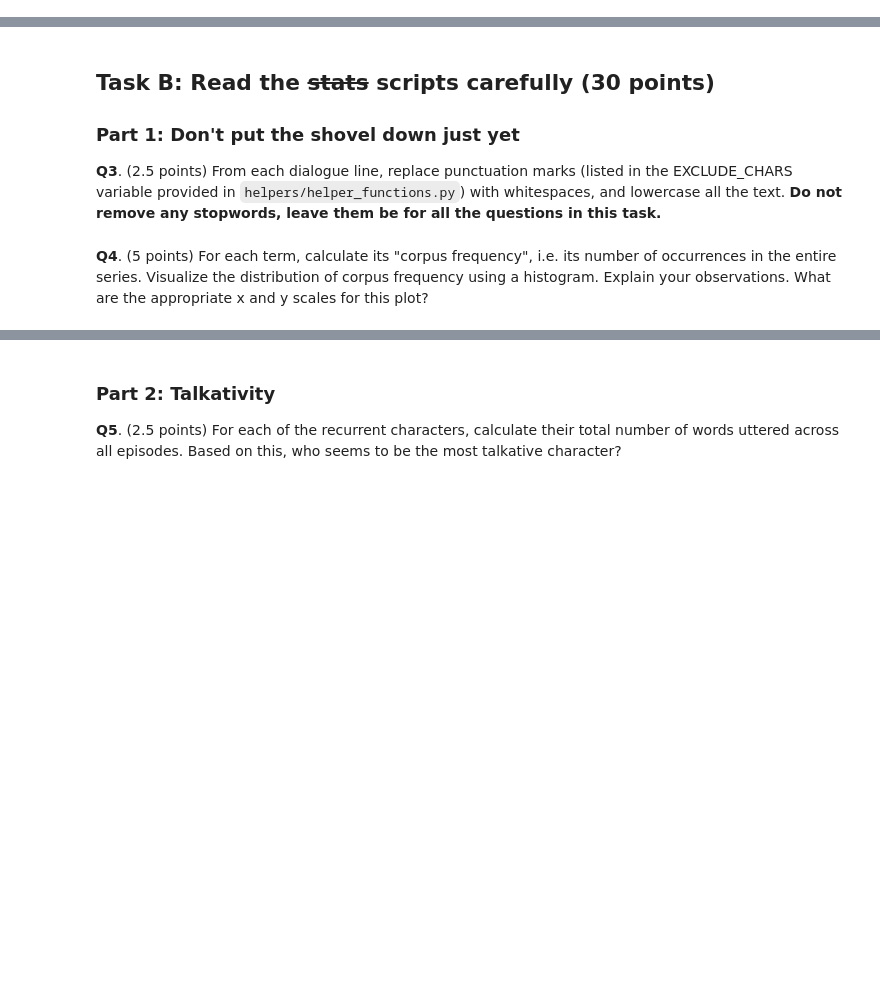
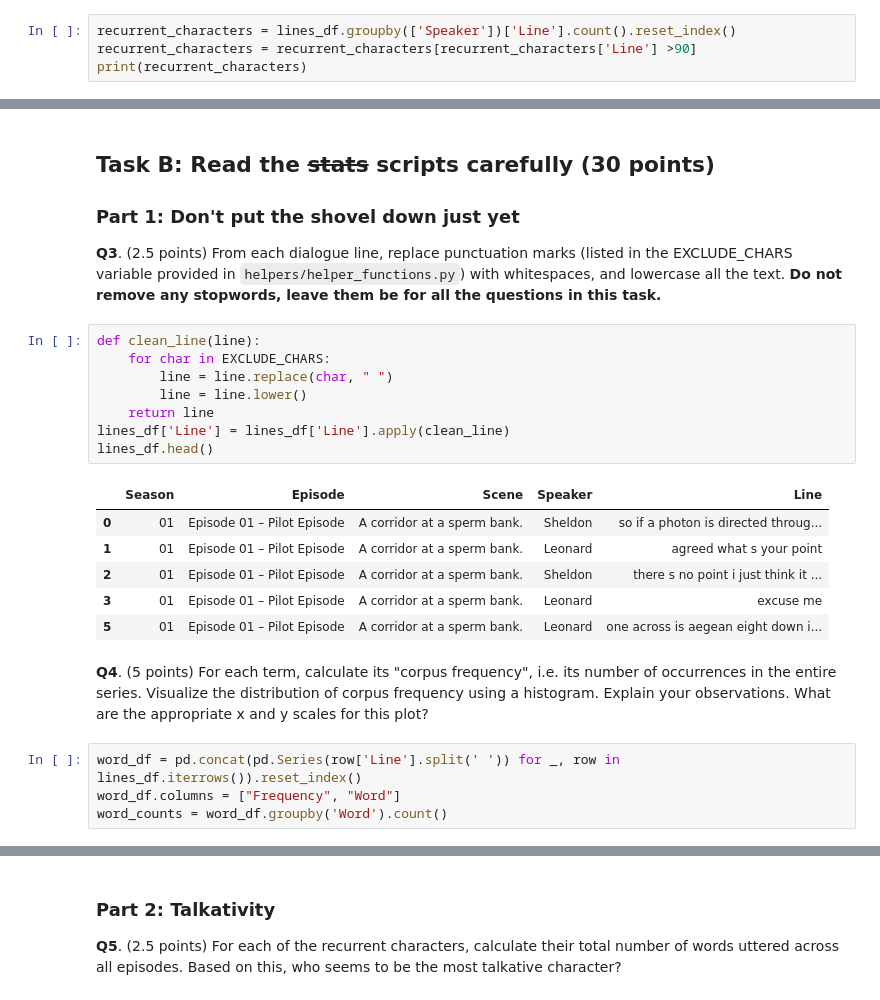
Before and after one commit to kabdelno/PersonalRepo-CS401, a Jupyter notebook: ExamPrep/Old Exams/2018/final_exam.ipynb, the cells around one changed output, grey strips where cells are left out. Drawn from its saved outputs; the diff is of its cells as text; blank space fills up the shorter version.

```diff
--- a/ExamPrep/Old Exams/2018/final_exam.ipynb
+++ b/ExamPrep/Old Exams/2018/final_exam.ipynb
@@ -52,3 +105,7 @@ Our friends' argument concerns the entire show. We have given you a file in the
 **Q2**. (5 points) Now, let's define two sets of characters: all the characters, and recurrent characters. Recurrent characters are those who appear in more than one episode. For the subsequent sections, you will need to have a list of recurrent characters. Assume that there are no two _named characters_ (i.e. characters who have actual names and aren't referred to generically as "little girl", "grumpy grandpa", etc.) with the same name, i.e. there are no two Sheldons, etc. Generate a list of recurrent characters who have more than 90 dialogue lines in total, and then take a look at the list you have. If you've done this correctly, you should have a list of 20 names. However, one of these is clearly not a recurrent character. Manually remove that one, and print out your list of recurrent characters. To remove that character, pay attention to the _named character_ assumption we gave you earlier on. **For all the subsequent questions, you must only keep the dialogue lines said by the recurrent characters in your list.**
 
 _Hint: "I know all the recurrent characters because I've watched the entire series five times" is not an acceptable argument, so you need to actually generate the list._
+# %%
+recurrent_characters = lines_df.groupby(['Speaker'])['Line'].count().reset_index()
+recurrent_characters = recurrent_characters[recurrent_characters['Line'] >90]
+print(recurrent_characters)
@@ -58,5 +169,24 @@ _Hint: "I know all the recurrent characters because I've watched the entire seri
 ### Part 1: Don't put the shovel down just yet
 
 **Q3**. (2.5 points) From each dialogue line, replace punctuation marks (listed in the EXCLUDE_CHARS variable provided in `helpers/helper_functions.py`) with whitespaces, and lowercase all the text. **Do not remove any stopwords, leave them be for all the questions in this task.**
+# %%
+def clean_line(line):
+    for char in EXCLUDE_CHARS:
+        line = line.replace(char, " ")
+        line = line.lower()
+    return line
+lines_df['Line'] = lines_df['Line'].apply(clean_line)
+lines_df.head()
+# %% [output]
+|  | Season | Episode | Scene | Speaker | Line |
+| 0 | 01 | Episode 01 – Pilot Episode | A corridor at a sperm bank. | Sheldon | so if a photon is directed throug... |
+| 1 | 01 | Episode 01 – Pilot Episode | A corridor at a sperm bank. | Leonard | agreed what s your point |
+| 2 | 01 | Episode 01 – Pilot Episode | A corridor at a sperm bank. | Sheldon | there s no point i just think it ... |
+| 3 | 01 | Episode 01 – Pilot Episode | A corridor at a sperm bank. | Leonard | excuse me |
+| 5 | 01 | Episode 01 – Pilot Episode | A corridor at a sperm bank. | Leonard | one across is aegean eight down i... |
 # %% [markdown]
 **Q4**. (5 points) For each term, calculate its "corpus frequency", i.e. its number of occurrences in the entire series. Visualize the distribution of corpus frequency using a histogram. Explain your observations. What are the appropriate x and y scales for this plot?
+# %%
+word_df = pd.concat(pd.Series(row['Line'].split(' ')) for _, row in lines_df.iterrows()).reset_index()
+word_df.columns = ["Frequency", "Word"]
+word_counts = word_df.groupby('Word').count()
```
Also changed, not shown: parts of 33 cells of this notebook.
